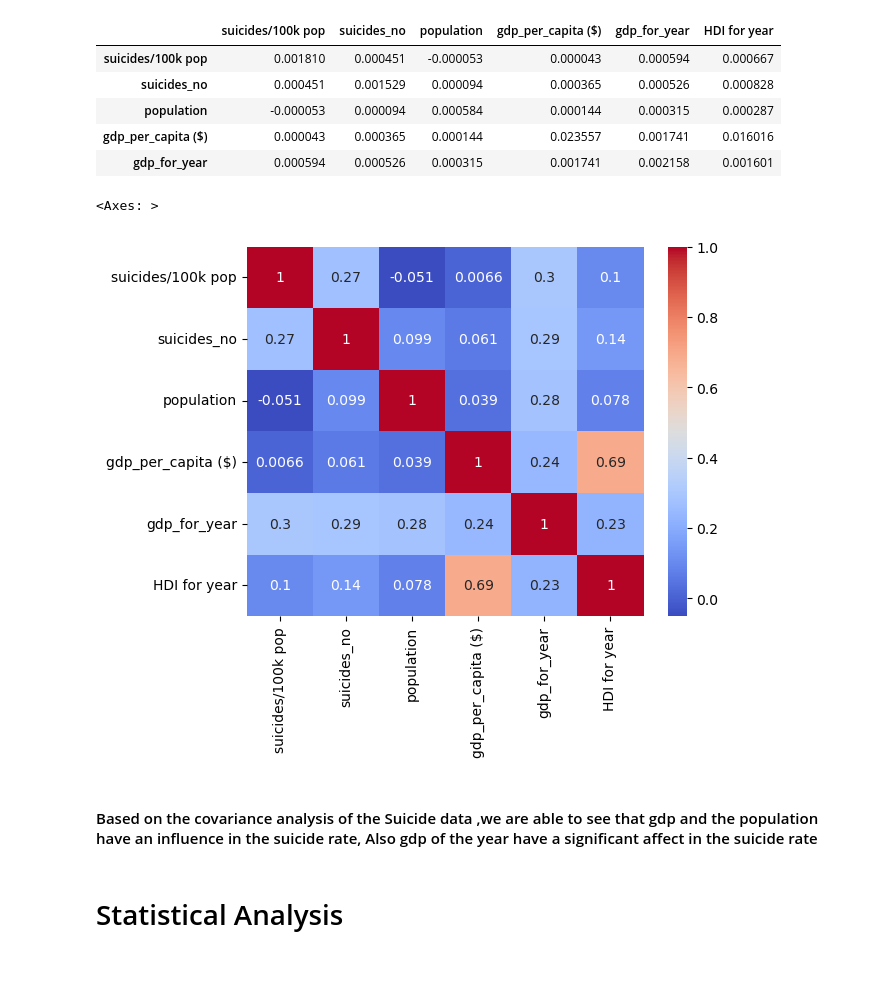
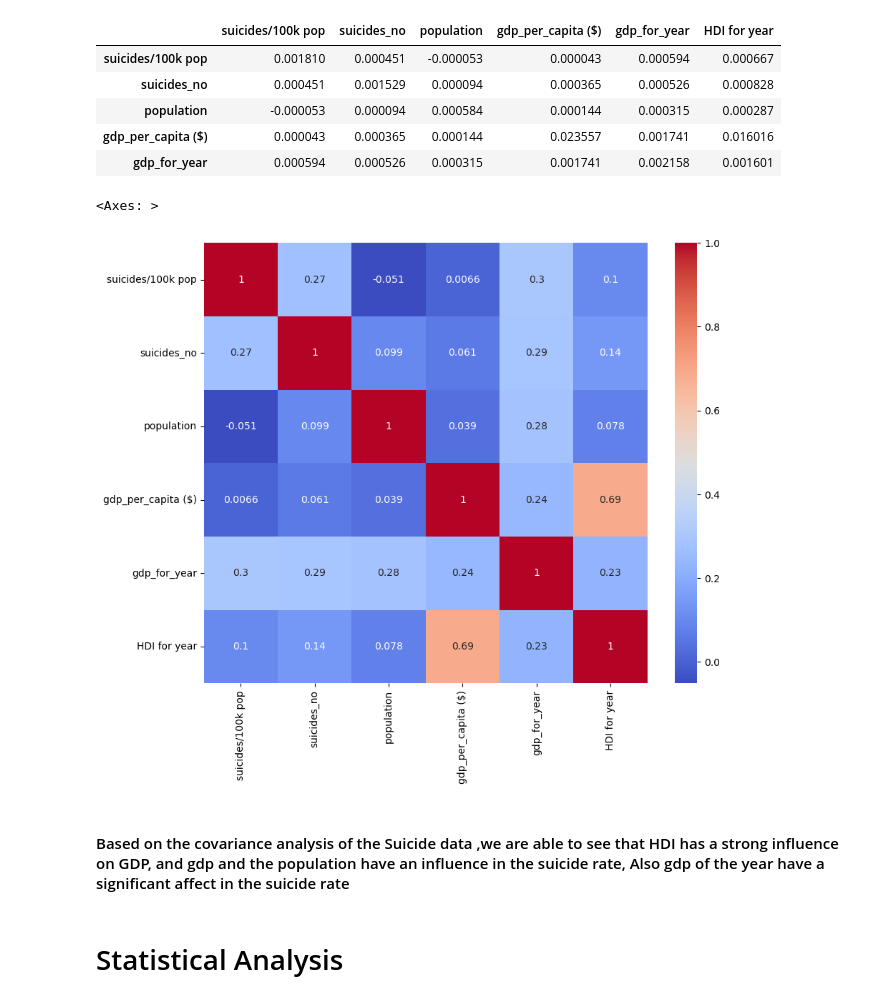
Before and after one commit to aswin-git/EDA, a Jupyter notebook: main_final.ipynb, the cells around one changed output. Cells and saved outputs as stored; diff of their text form; code cells hidden in the pictures; blank space fills up the shorter version.

```diff
--- a/main_final.ipynb
+++ b/main_final.ipynb
@@ -341,15 +343,16 @@ cov_matrix.head()
 # %%
 from sklearn.preprocessing import StandardScaler
 
 scaler = StandardScaler()
 df_standardized = pd.DataFrame(scaler.fit_transform(df_numerical), columns=df_numerical.columns)
 cov_matrix_std = df_standardized.cov()
+plt.figure(figsize=(10, 8))
 sns.heatmap(cov_matrix_std, annot=True, cmap='coolwarm')
 # %% [output]
 <Axes: >
-[figure, old version]
+[figure, new version]
 # %% [markdown]
-#### Based on the covariance analysis of the Suicide data ,we are able to see that gdp and the population have an influence in the suicide rate, Also  gdp of the year have a significant affect in the suicide rate
+#### Based on the covariance analysis of the Suicide data ,we are able to see that HDI has a strong influence on GDP, and gdp and the population have an influence in the suicide rate, Also  gdp of the year have a significant affect in the suicide rate
 # %% [markdown]
 # Statistical Analysis
 # %% [markdown]
```
Also changed, not shown: parts of 12 cells of this notebook.
